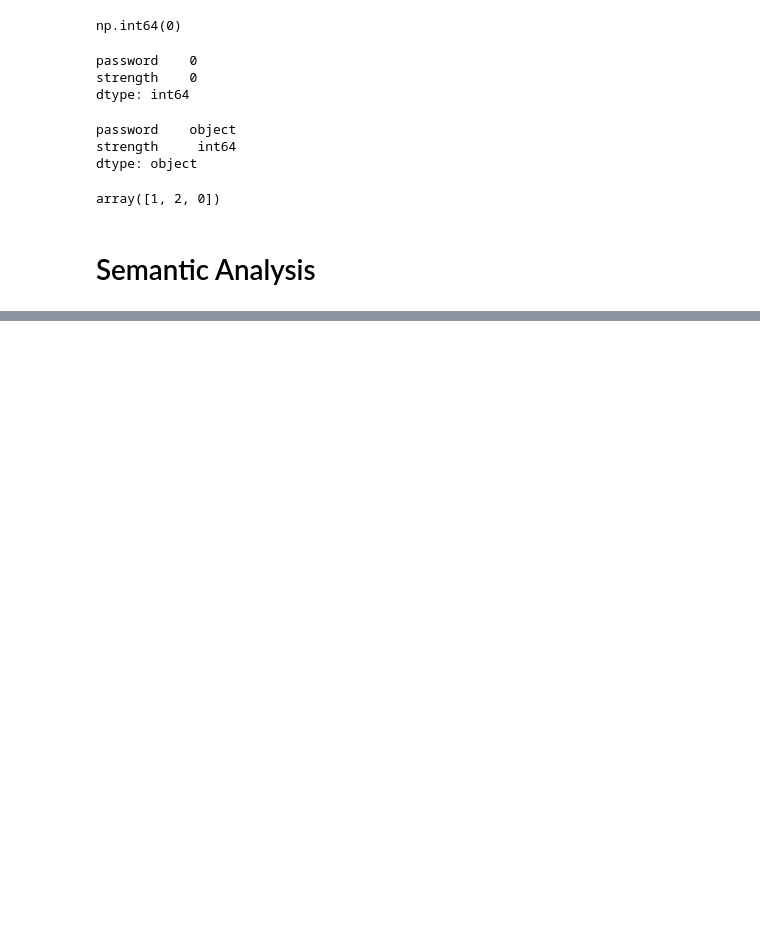
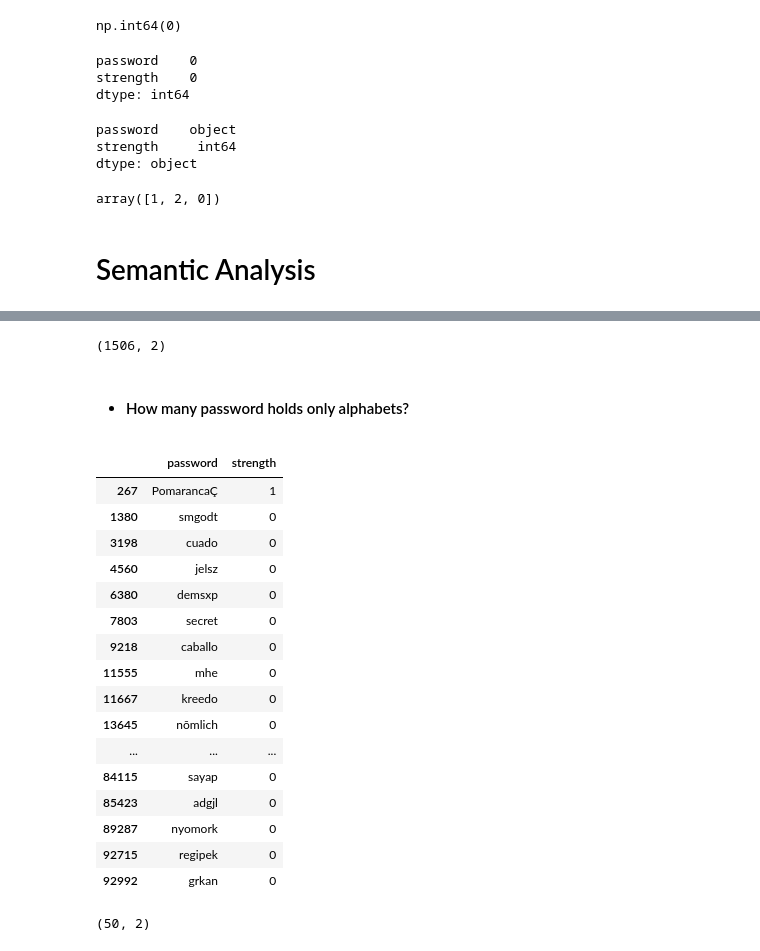
Before and after one commit to VelvetDragon/Password-Strength-Prediction-using-NLP, a Jupyter notebook: Password Strength Prediction using NLP.ipynb, the cells around one changed output, grey strips where cells are left out. Saved outputs shown, nothing was run; the diff lists cells and outputs as text; code cells hidden in the pictures; blank space fills up the shorter version.

```diff
--- a/Password Strength Prediction using NLP.ipynb
+++ b/Password Strength Prediction using NLP.ipynb
@@ -61,0 +135,30 @@ array([1, 2, 0])
+# %%
+data[data["password"].str.isupper()].shape
+# %% [output]
+(1506, 2)
+# %% [markdown]
+- #### How many password holds only alphabets?
+# %%
+data[data["password"].str.isalpha()]
+# %% [output]
+|  | password | strength |
+| 267 | PomarancaÇ | 1 |
+| 1380 | smgodt | 0 |
+| 3198 | cuado | 0 |
+| 4560 | jelsz | 0 |
+| 6380 | demsxp | 0 |
+| 7803 | secret | 0 |
+| 9218 | caballo | 0 |
+| 11555 | mhe | 0 |
+| 11667 | kreedo | 0 |
+| 13645 | nõmlich | 0 |
+| ... | ... | ... |
+| 84115 | sayap | 0 |
+| 85423 | adgjl | 0 |
+| 89287 | nyomork | 0 |
+| 92715 | regipek | 0 |
+| 92992 | grkan | 0 |
+# %%
+data[data["password"].str.isalpha()].shape
+# %% [output]
+(50, 2)
```
Also changed, not shown: parts of 47 cells of this notebook.
